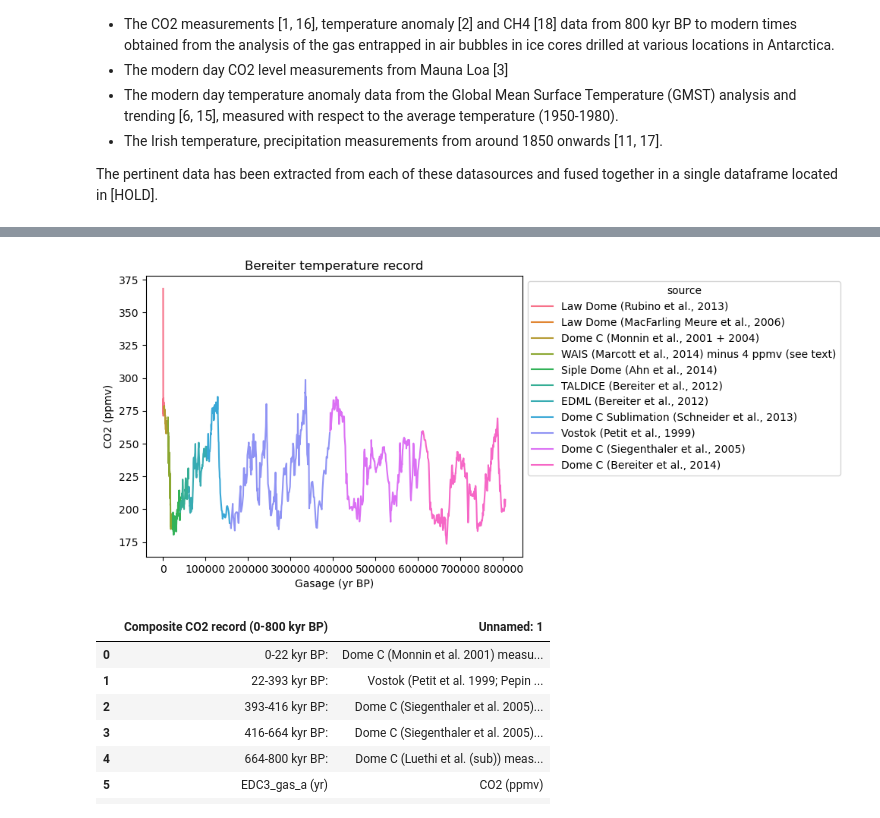
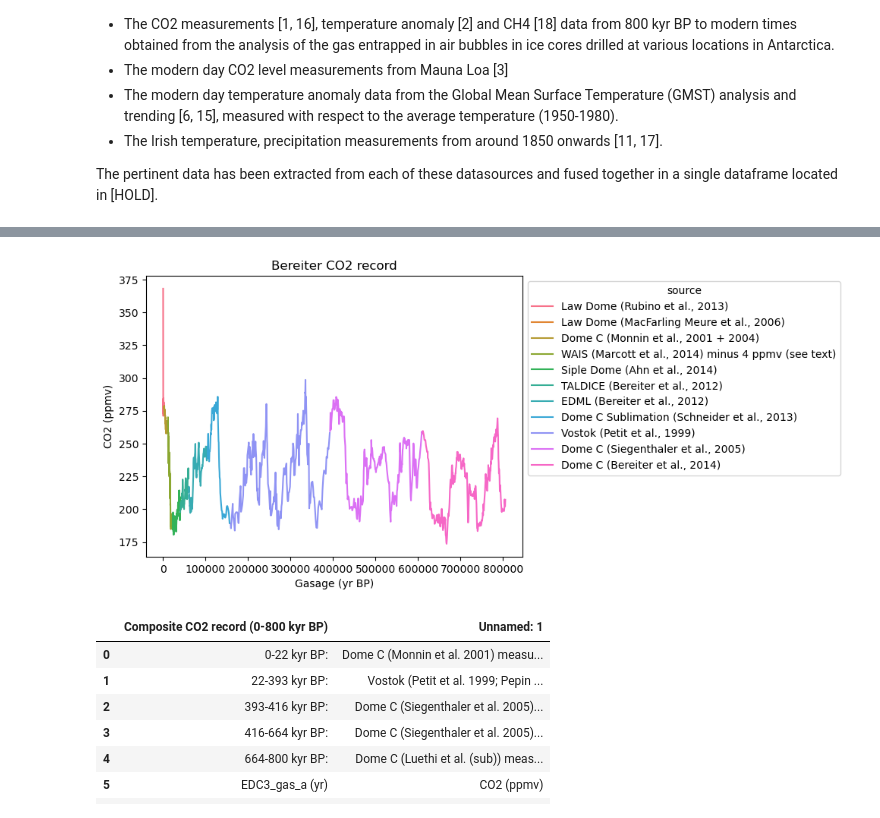
Before and after one commit to Eilis9/PfDA_Project2, a Jupyter notebook: analysis.ipynb, the cells around one changed output, grey strips where cells are left out. Saved outputs shown, nothing was run; the diff lists cells and outputs as text; code cells hidden in the pictures.

```diff
--- a/analysis.ipynb
+++ b/analysis.ipynb
@@ -83,10 +91,10 @@ CO2_comp_df.to_csv("test/co2_comp.csv")
 # %%
 # The Bereiter composite data
 ax = sns.lineplot(data=CO2_comp_df, x='Gasage (yr BP)', y='CO2 (ppmv)', hue='source')
-ax.set_title('Bereiter temperature record')
+ax.set_title('Bereiter CO2 record')
 sns.move_legend(ax, "upper left", bbox_to_anchor=(1, 1))
 # %% [output]
-[figure, old version]
+[figure, new version]
 # %%
 # Read in Luthi Composite Data
 CO2_luthi_comp = pd.read_excel('data/41586_2008_BFnature06949_MOESM31_ESM.xls', sheet_name='3.  Composite CO2')
```
Also changed, not shown: parts of 10 cells of this notebook, 3 other files.
